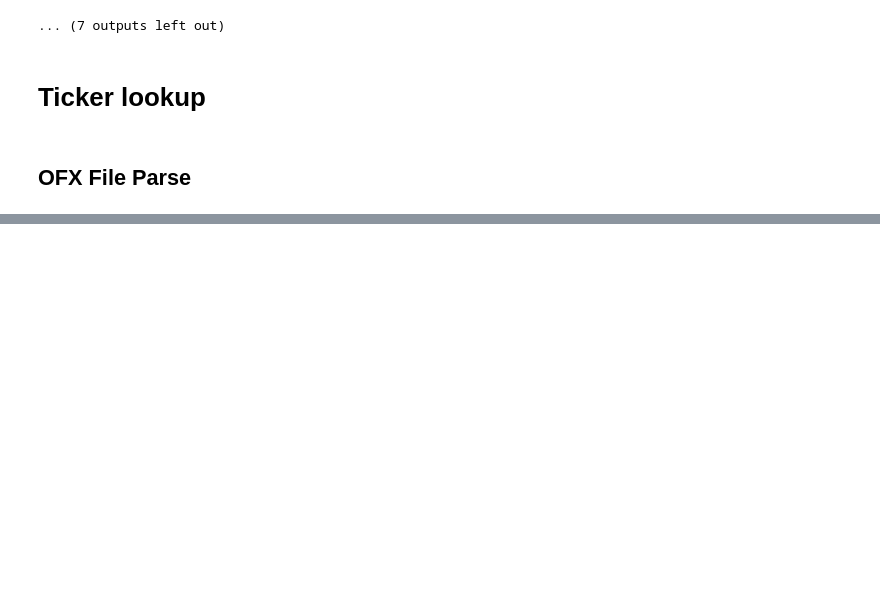
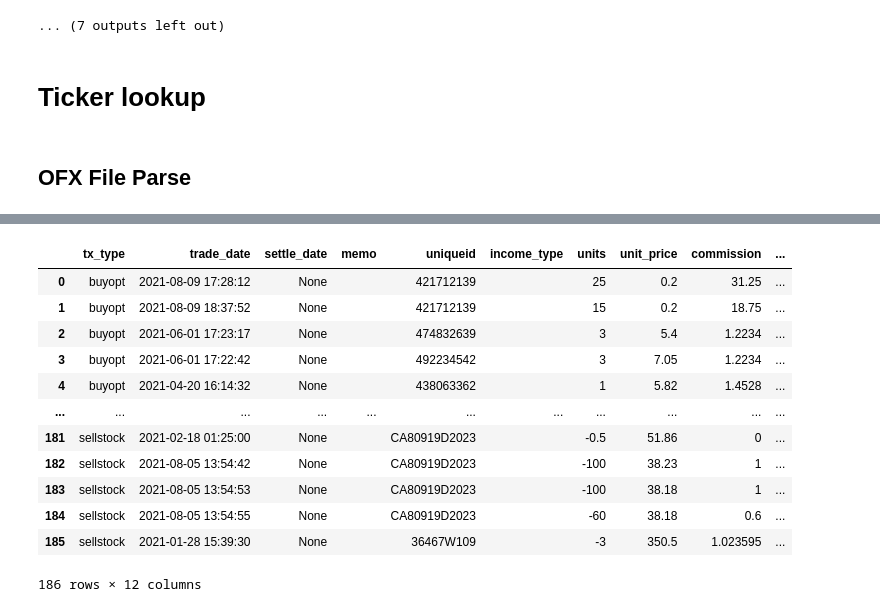
Before and after one commit to Speccles96/TradingLog, a Jupyter notebook: IBKR Trade Log.ipynb, the cells around one changed output, grey strips where cells are left out. Drawn from its saved outputs; the diff is of its cells as text; code cells hidden in the pictures; blank space fills up the shorter version.

Commit message:
modified:   IBKR Trade Log.ipynb 	modified:   TradingLog/data.py 	modified:   TradingLog/parser.py

```diff
--- a/IBKR Trade Log.ipynb
+++ b/IBKR Trade Log.ipynb
@@ -741,0 +554,5 @@ KeyError: 'STOCK POSITIONS'
+# %%
+txs = ofx.account.statement.transactions
+
+for tx in txs:
+    print(tx.currency)
@@ -741,0 +561,29 @@ KeyError: 'STOCK POSITIONS'
+# %%
+def ofx_transactions():
+
+        txs = ofx.account.statement.transactions
+
+        txs_list = []
+        transfer_list = []
+
+        for tx in txs:
+
+                if tx.type in ['fee','credit','int','other']:
+                        pass
+                        # print([tx.type,tx.amount,tx.checknum,tx.date,tx.id,tx.mcc,tx.memo,tx.payee,tx.sic,tx.user_date])
+
+                elif tx.type =='transfer':
+
+                        transfer_list.append([tx.type,'',tx.settleDate, tx.memo,tx.security,tx.income_type,
+                                              tx.units,tx.unit_price,tx.commission,tx.fees,tx.total,tx.tferaction])
+
+                elif tx.type in ['buyopt','buystock','sellopt','sellstock']:
+                        txs_list.append([tx.type, tx.tradeDate, tx.settleDate, tx.memo,tx.security,
+                        tx.income_type,tx.units,tx.unit_price,tx.commission,tx.fees,tx.total,tx.tferaction])
+
+        txs_columns =  ['tx_type','trade_date','settle_date', 'memo','uniqueid','income_type',
+                        'units','unit_price','commission','fees','total','tferaction']
+
+
+        txs = pd.DataFrame(txs_list,columns=txs_columns)
+        return txs
@@ -741,0 +602,2 @@ KeyError: 'STOCK POSITIONS'
+# %%
+txs = ofx_transactions()
@@ -741,0 +646,16 @@ KeyError: 'STOCK POSITIONS'
+# %%
+txs
+# %% [output]
+|  | tx_type | trade_date | settle_date | memo | uniqueid | income_type | units | unit_price | commission | ... |
+| 0 | buyopt | 2021-08-09 17:28:12 | None |  | 421712139 |  | 25 | 0.2 | 31.25 | ... |
+| 1 | buyopt | 2021-08-09 18:37:52 | None |  | 421712139 |  | 15 | 0.2 | 18.75 | ... |
+| 2 | buyopt | 2021-06-01 17:23:17 | None |  | 474832639 |  | 3 | 5.4 | 1.2234 | ... |
+| 3 | buyopt | 2021-06-01 17:22:42 | None |  | 492234542 |  | 3 | 7.05 | 1.2234 | ... |
+| 4 | buyopt | 2021-04-20 16:14:32 | None |  | 438063362 |  | 1 | 5.82 | 1.4528 | ... |
+| ... | ... | ... | ... | ... | ... | ... | ... | ... | ... | ... |
+| 181 | sellstock | 2021-02-18 01:25:00 | None |  | CA80919D2023 |  | -0.5 | 51.86 | 0 | ... |
+| 182 | sellstock | 2021-08-05 13:54:42 | None |  | CA80919D2023 |  | -100 | 38.23 | 1 | ... |
+| 183 | sellstock | 2021-08-05 13:54:53 | None |  | CA80919D2023 |  | -100 | 38.18 | 1 | ... |
+| 184 | sellstock | 2021-08-05 13:54:55 | None |  | CA80919D2023 |  | -60 | 38.18 | 0.6 | ... |
+| 185 | sellstock | 2021-01-28 15:39:30 | None |  | 36467W109 |  | -3 | 350.5 | 1.023595 | ... |
+186 rows × 12 columns
```
Also changed, not shown: parts of 23 cells of this notebook, 2 other files.
